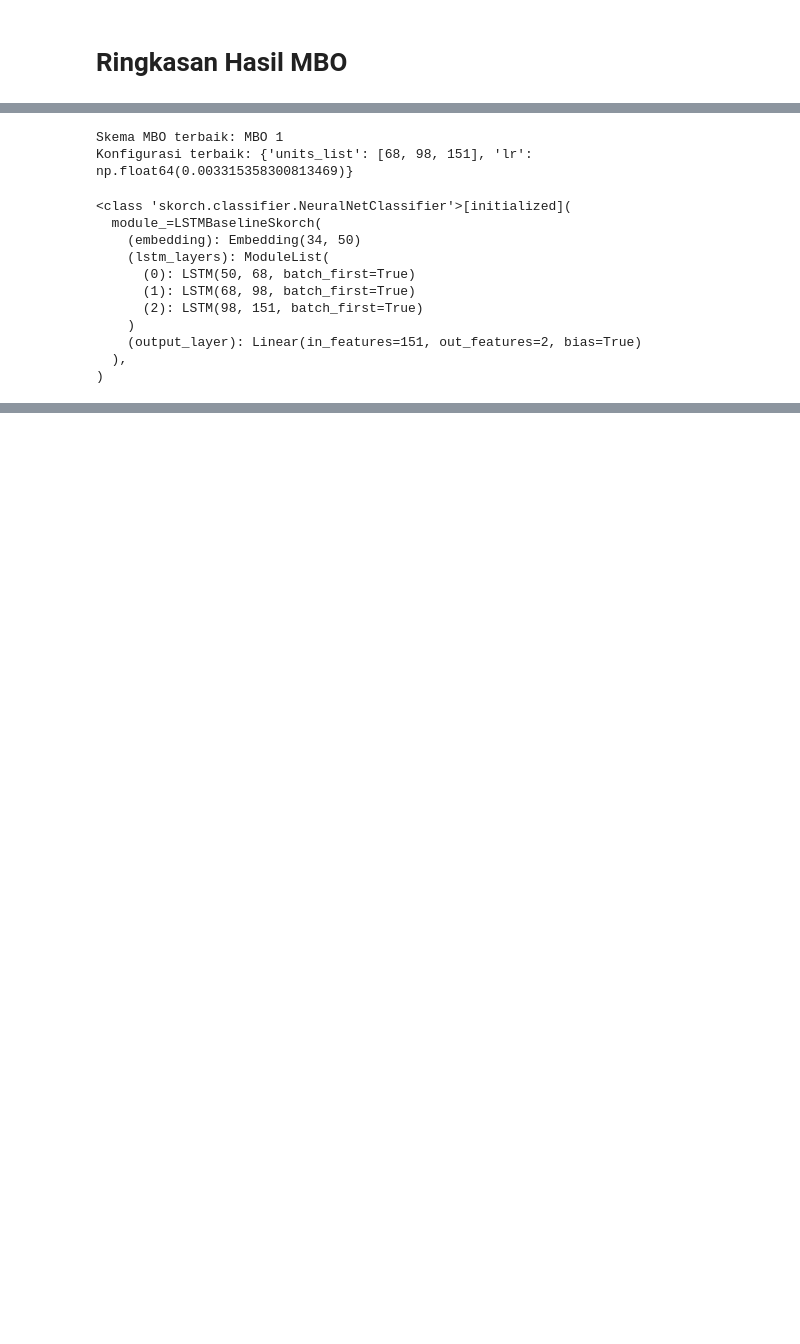
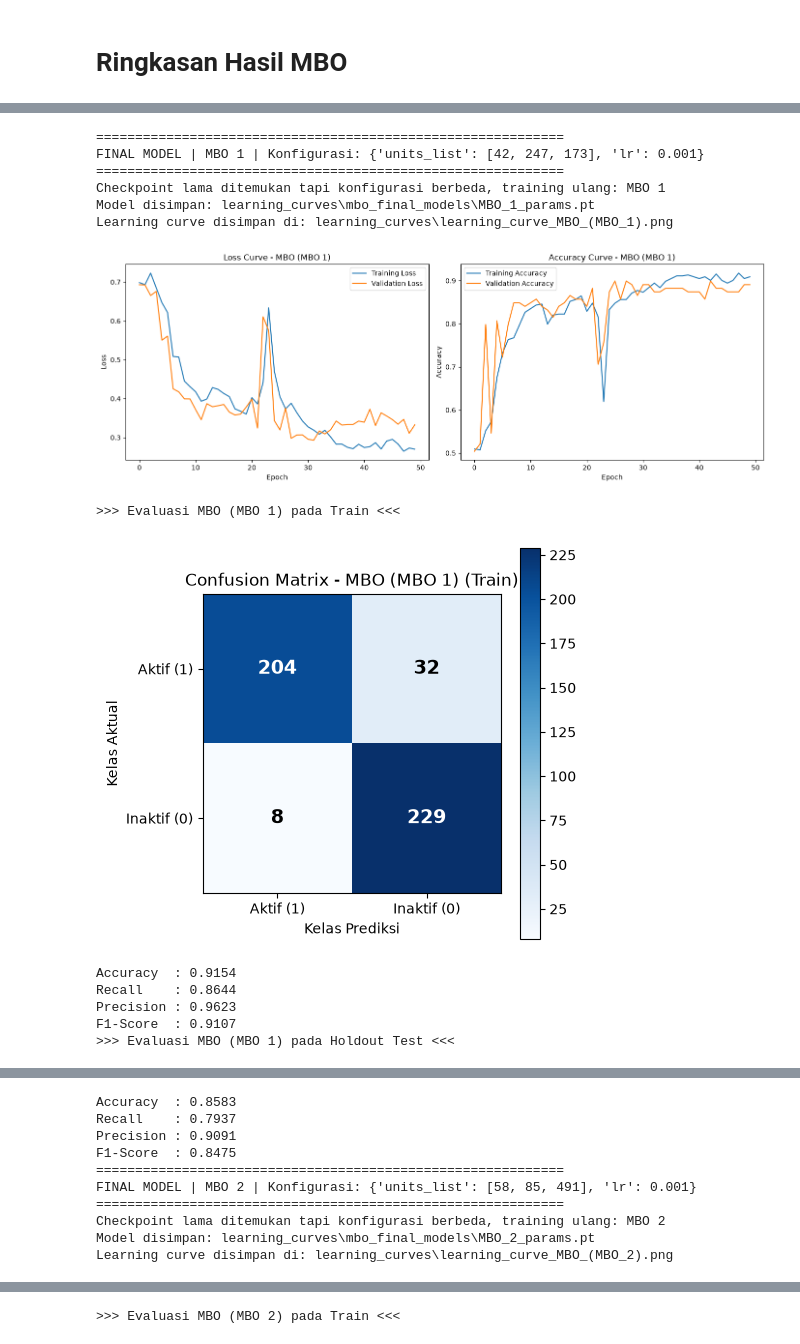
Before and after one commit to EmirAtthariq/Smiles2Vec_LSTM, a Jupyter notebook: smiles2vec_LSTM.ipynb, the cells around one changed output, grey strips where cells are left out. Saved outputs shown, nothing was run; the diff lists cells and outputs as text; code cells hidden in the pictures; blank space fills up the shorter version.

```diff
--- a/smiles2vec_LSTM.ipynb
+++ b/smiles2vec_LSTM.ipynb
@@ -804,6 +804,7 @@ for scheme_name, result in mbo_results.items():
     safe_name = scheme_name.replace(" ", "_")
     params_path = os.path.join(MODEL_SAVE_DIR, f"{safe_name}_params.pt")
     history_path = os.path.join(MODEL_SAVE_DIR, f"{safe_name}_history.json")
+    config_path = os.path.join(MODEL_SAVE_DIR, f"{safe_name}_config.json")
 
     net = build_skorch_net_with_history(
         config["units_list"], X_val, Y_val,
@@ -813,14 +814,29 @@ for scheme_name, result in mbo_results.items():
         batch_size=32
     )
 
-    if os.path.exists(params_path):
-        print(f"Load model tersimpan: {params_path}")
+    # Cek apakah checkpoint tersimpan cocok dengan konfigurasi hasil MBO run ini.
+    # MBO bersifat stokastik: best_config bisa beda tiap run untuk skema yang sama,
+    # jadi checkpoint lama bisa punya arsitektur (units_list) yang berbeda -> load_params
+    # akan gagal size mismatch kalau dipaksa load tanpa dicek dulu.
+    config_matches = False
+    if os.path.exists(params_path) and os.path.exists(config_path):
+        with open(config_path, "r") as f:
+            saved_config = json.load(f)
+        config_matches = (saved_config == config)
+
+    if config_matches:
+        print(f"Load model tersimpan (konfigurasi cocok): {params_path}")
         net.initialize()
         net.load_params(f_params=params_path, f_history=history_path)
     else:
-        print("Training model final dari nol...")
+        if os.path.exists(params_path):
+            print(f"Checkpoint lama ditemukan tapi konfigurasi berbeda, training ulang: {scheme_name}")
+        else:
+            print("Training model final dari nol...")
         net.fit(X_tr, Y_tr)
         net.save_params(f_params=params_path, f_history=history_path)
+        with open(config_path, "w") as f:
+            json.dump(config, f)
         print(f"Model disimpan: {params_path}")
 
     final_mbo_nets[scheme_name] = net
@@ -833,43 +849,44 @@ for scheme_name, result in mbo_results.items():
     }
     mbo_histories[scheme_name] = history
     plot_learning_curve(history, model_name=f"MBO ({scheme_name})")
 
     # Evaluasi ke Train
     y_pred_train = net.predict(X_tr)
     TP_tr, TN_tr, FP_tr, FN_tr = compute_confusion_matrix(Y_tr, y_pred_train)
     metrics_train = compute_metrics(TP_tr, TN_tr, FP_tr, FN_tr)
 
     print(f">>> Evaluasi MBO ({scheme_name}) pada Train <<<")
     plot_confusion_matrix_image(TP_tr, TN_tr, FP_tr, FN_tr, model_name=f"MBO ({scheme_name})", dataset_name="Train")
     print(f"Accuracy  : {metrics_train['accuracy']:.4f}")
     print(f"Recall    : {metrics_train['recall']:.4f}")
     print(f"Precision : {metrics_train['precision']:.4f}")
     print(f"F1-Score  : {metrics_train['f1_score']:.4f}")
 
     # Evaluasi ke Test
     y_pred_test = net.predict(X_test_int)
     TP_te, TN_te, FP_te, FN_te = compute_confusion_matrix(Y_test_int, y_pred_test)
     metrics_test = compute_metrics(TP_te, TN_te, FP_te, FN_te)
 
     print(f">>> Evaluasi MBO ({scheme_name}) pada Holdout Test <<<")
     plot_confusion_matrix_image(TP_te, TN_te, FP_te, FN_te, model_name=f"MBO ({scheme_name})", dataset_name="Holdout Test")
     print(f"Accuracy  : {metrics_test['accuracy']:.4f}")
     print(f"Recall    : {metrics_test['recall']:.4f}")
     print(f"Precision : {metrics_test['precision']:.4f}")
     print(f"F1-Score  : {metrics_test['f1_score']:.4f}")
 
     mbo_eval_results[scheme_name] = {"train": metrics_train, "test": metrics_test}
 # %% [output]
-Skema MBO terbaik: MBO 1
-Konfigurasi terbaik: {'units_list': [68, 98, 151], 'lr': np.float64(0.003315358300813469)}
+============================================================
+FINAL MODEL | MBO 1 | Konfigurasi: {'units_list': [42, 247, 173], 'lr': 0.001}
+============================================================
+Checkpoint lama ditemukan tapi konfigurasi berbeda, training ulang: MBO 1
+Model disimpan: learning_curves\mbo_final_models\MBO_1_params.pt
+Learning curve disimpan di: learning_curves\learning_curve_MBO_(MBO_1).png
+[figure, added]
-<class 'skorch.classifier.NeuralNetClassifier'>[initialized](
-  module_=LSTMBaselineSkorch(
-    (embedding): Embedding(34, 50)
-    (lstm_layers): ModuleList(
-      (0): LSTM(50, 68, batch_first=True)
-      (1): LSTM(68, 98, batch_first=True)
-      (2): LSTM(98, 151, batch_first=True)
-    )
-    (output_layer): Linear(in_features=151, out_features=2, bias=True)
-  ),
-)
+>>> Evaluasi MBO (MBO 1) pada Train <<<
+[figure, added]
+Accuracy  : 0.9154
+Recall    : 0.8644
+Precision : 0.9623
+F1-Score  : 0.9107
+>>> Evaluasi MBO (MBO 1) pada Holdout Test <<<
@@ -875,0 +894,10 @@ Konfigurasi terbaik: {'units_list': [68, 98, 151], 'lr': np.float64(0.0033153583
+Accuracy  : 0.8583
+Recall    : 0.7937
+Precision : 0.9091
+F1-Score  : 0.8475
+============================================================
+FINAL MODEL | MBO 2 | Konfigurasi: {'units_list': [58, 85, 491], 'lr': 0.001}
+============================================================
+Checkpoint lama ditemukan tapi konfigurasi berbeda, training ulang: MBO 2
+Model disimpan: learning_curves\mbo_final_models\MBO_2_params.pt
+Learning curve disimpan di: learning_curves\learning_curve_MBO_(MBO_2).png
@@ -875,0 +905 @@ Konfigurasi terbaik: {'units_list': [68, 98, 151], 'lr': np.float64(0.0033153583
+>>> Evaluasi MBO (MBO 2) pada Train <<<
```
Also changed, not shown: parts of 17 cells of this notebook, 17 other files.
